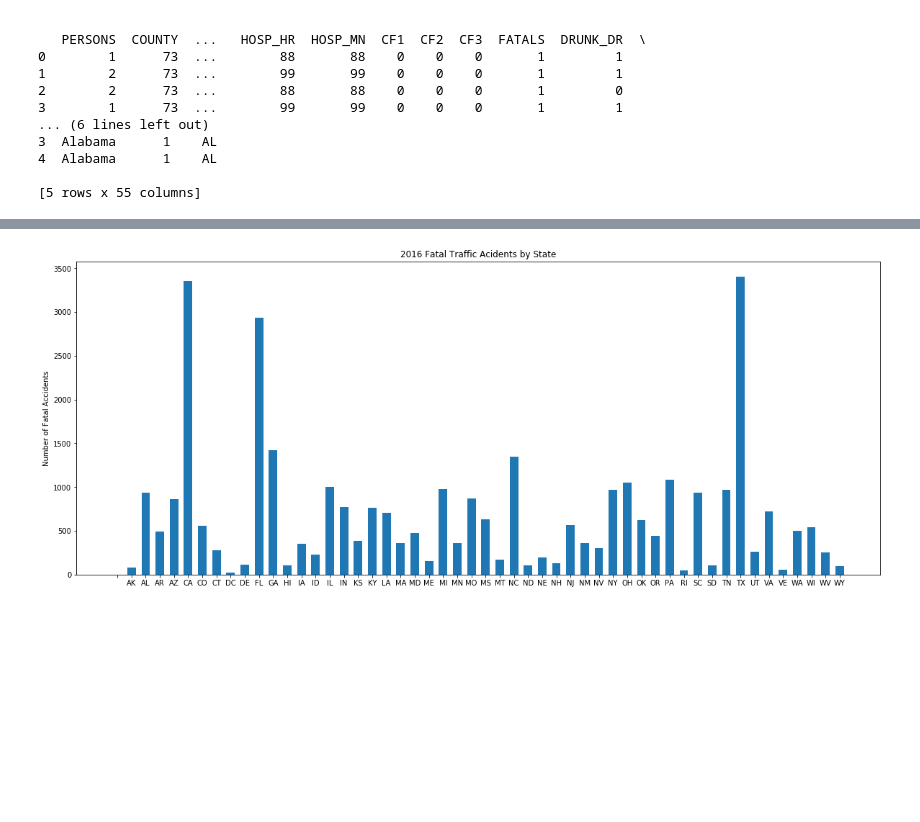
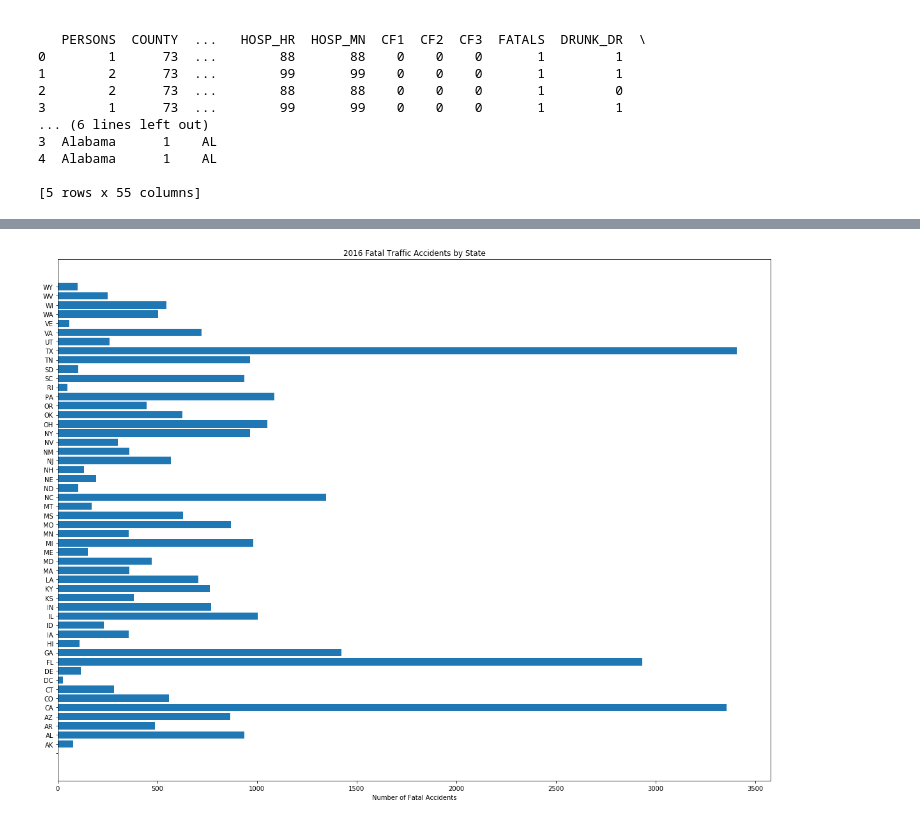
Before and after one commit to maf5509/accident_capstone, a Jupyter notebook: Untitled.ipynb, the cells around one changed output, grey strips where cells are left out. Cells and saved outputs as stored; diff of their text form; code cells hidden in the pictures; blank space fills up the shorter version.

Commit message:
Added some new plots

```diff
--- a/Untitled.ipynb
+++ b/Untitled.ipynb
@@ -3,6 +3,9 @@ import pandas as pd
 import numpy as np
 import matplotlib.pyplot as plt
 import math
+import seaborn as sns
+
+plt.rcParams['figure.figsize'] = (20.0, 10.0)
 # %%
 table = pd.read_csv("C://Users//fergu//accident.csv", na_values = 'NaN')
 # %%
@@ -273,6 +276,7 @@ WY      112      0      0     111        29     99
 [52 rows x 50 columns]
 # %%
 test_bar2 = test_bar.reset_index()
+test_bar2['NOT_DRUNK'] = test_bar2['TOTAL'] - test_bar2['DRUNK_DR']
 print(test_bar2.head())
 # %% [output]
   CODE  STATE   ST_CASE  VE_TOTAL  VE_FORMS  PVH_INVL  PEDS  PERNOTMVIT  \
@@ -295,13 +314,13 @@ print(test_bar2.head())
 # %%
 x = np.arange(len(test_bar2['CODE']))
 y = test_bar2['TOTAL']
-width = 0.6
+width = .8
 #len(test_bar2['STATE'])
-plt.bar(x, y, width)
-plt.xticks(x, test_bar2['CODE'])
-plt.ylabel("Number of Fatal Accidents")
+plt.barh(x, y, width)
+plt.yticks(x, test_bar2['CODE'])
+plt.xlabel("Number of Fatal Accidents")
 plt.title("2016 Fatal Traffic Accidents by State")
-plt.rcParams['figure.figsize'] = [20, 8]
+plt.rcParams['figure.figsize'] = [20.0, 20.0]
 plt.show()
 # %% [output]
-[figure, old version]
+[figure, new version]
```
Also changed, not shown: parts of 7 cells of this notebook.
